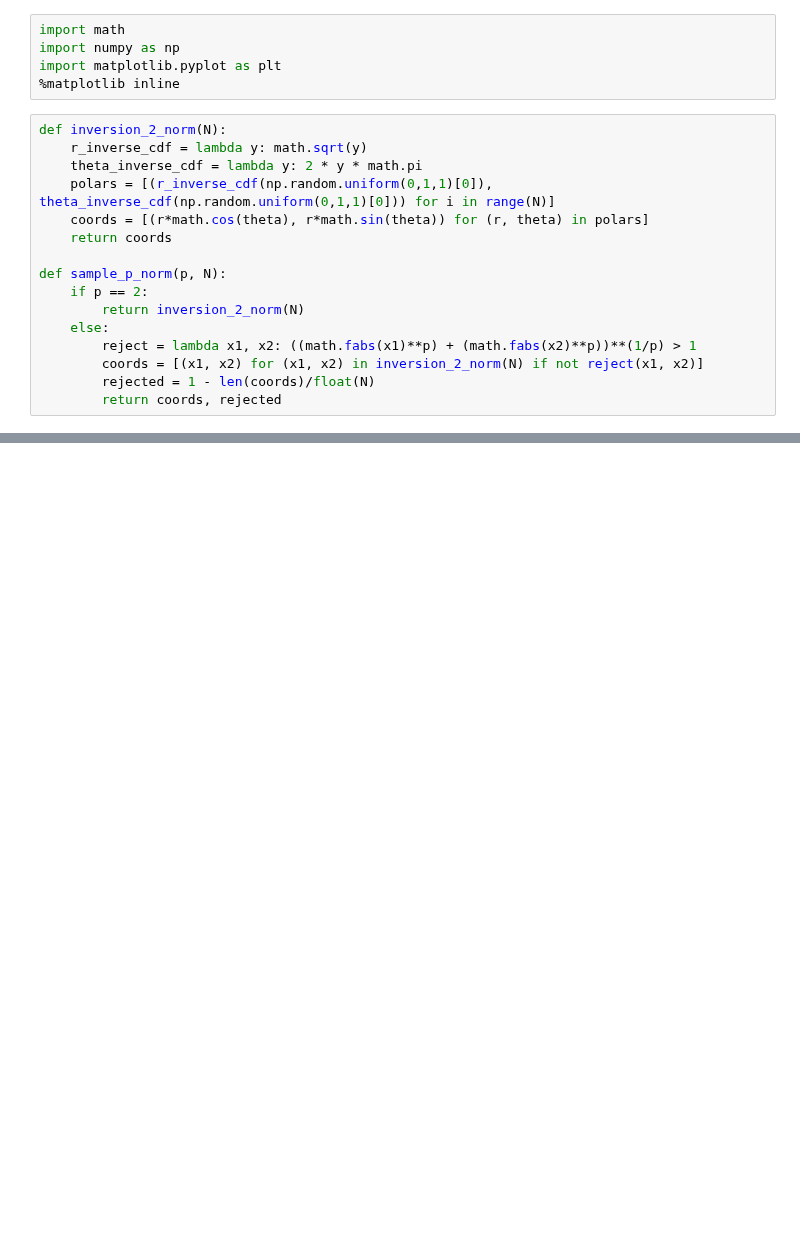
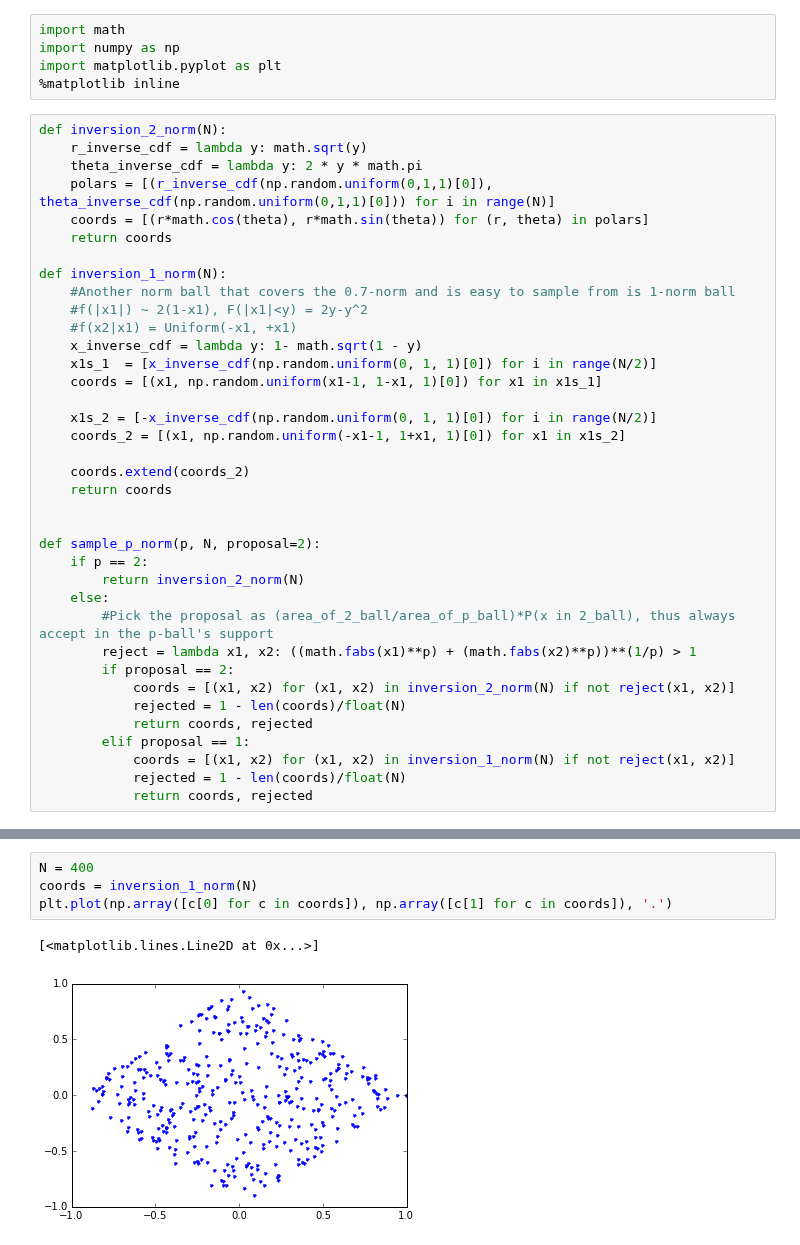
Before and after one commit to Bogazici-CMPE548-Spring2016/Cmpe548-Assignment1, a Jupyter notebook: hw1.ipynb, the cells around one changed output, grey strips where cells are left out. Cells and saved outputs as stored; diff of their text form; blank space fills up the shorter version.

```diff
--- a/hw1.ipynb
+++ b/hw1.ipynb
@@ -11,11 +11,32 @@ def inversion_2_norm(N):
     coords = [(r*math.cos(theta), r*math.sin(theta)) for (r, theta) in polars]
     return coords
 
-def sample_p_norm(p, N):
+def inversion_1_norm(N):
+    #Another norm ball that covers the 0.7-norm and is easy to sample from is 1-norm ball
+    #f(|x1|) ~ 2(1-x1), F(|x1|<y) = 2y-y^2
+    #f(x2|x1) = Uniform(-x1, +x1)
+    x_inverse_cdf = lambda y: 1- math.sqrt(1 - y)
+    x1s_1  = [x_inverse_cdf(np.random.uniform(0, 1, 1)[0]) for i in range(N/2)]
+    coords = [(x1, np.random.uniform(x1-1, 1-x1, 1)[0]) for x1 in x1s_1]
+
+    x1s_2 = [-x_inverse_cdf(np.random.uniform(0, 1, 1)[0]) for i in range(N/2)]
+    coords_2 = [(x1, np.random.uniform(-x1-1, 1+x1, 1)[0]) for x1 in x1s_2]
+
+    coords.extend(coords_2)
+    return coords
+
+
+def sample_p_norm(p, N, proposal=2):
     if p == 2:
         return inversion_2_norm(N)
     else:
+        #Pick the proposal as (area_of_2_ball/area_of_p_ball)*P(x in 2_ball), thus always accept in the p-ball's support
         reject = lambda x1, x2: ((math.fabs(x1)**p) + (math.fabs(x2)**p))**(1/p) > 1
-        coords = [(x1, x2) for (x1, x2) in inversion_2_norm(N) if not reject(x1, x2)]
-        rejected = 1 - len(coords)/float(N)
-        return coords, rejected
+        if proposal == 2:
+            coords = [(x1, x2) for (x1, x2) in inversion_2_norm(N) if not reject(x1, x2)]
+            rejected = 1 - len(coords)/float(N)
+            return coords, rejected
+        elif proposal == 1:
+            coords = [(x1, x2) for (x1, x2) in inversion_1_norm(N) if not reject(x1, x2)]
+            rejected = 1 - len(coords)/float(N)
+            return coords, rejected
@@ -56,0 +90,7 @@ p        rejection_rate
+# %%
+N = 400
+coords = inversion_1_norm(N)
+plt.plot(np.array([c[0] for c in coords]), np.array([c[1] for c in coords]), '.')
+# %% [output]
+[<matplotlib.lines.Line2D at 0x...>]
+[figure, added]
```
Also changed, not shown: parts of 2 cells of this notebook, 1 other file.
